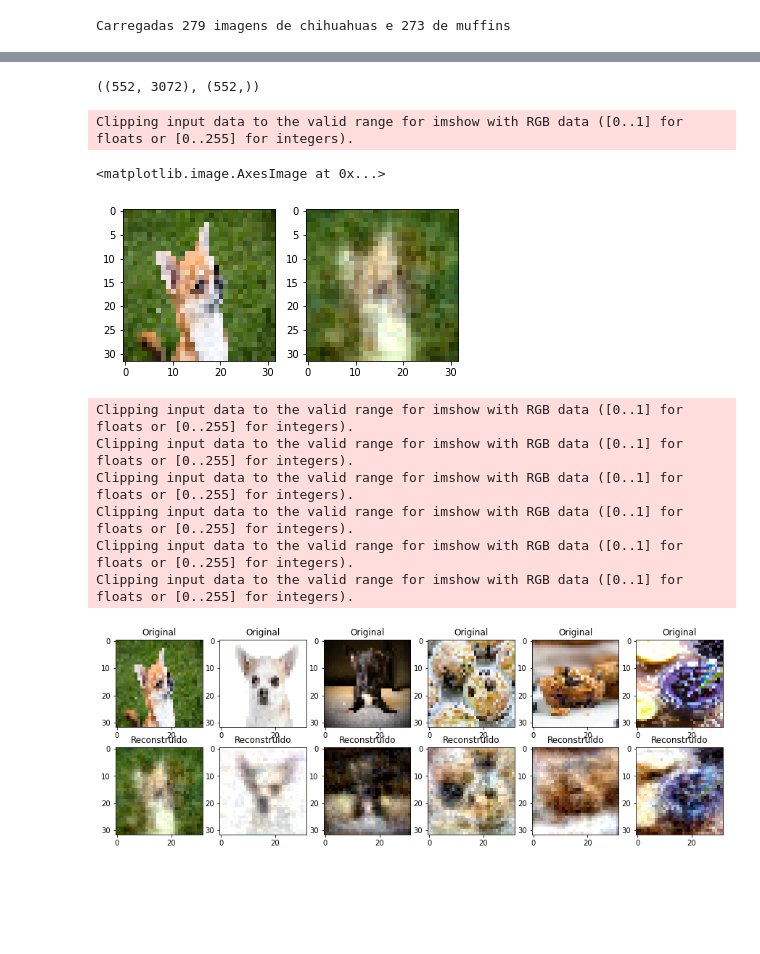
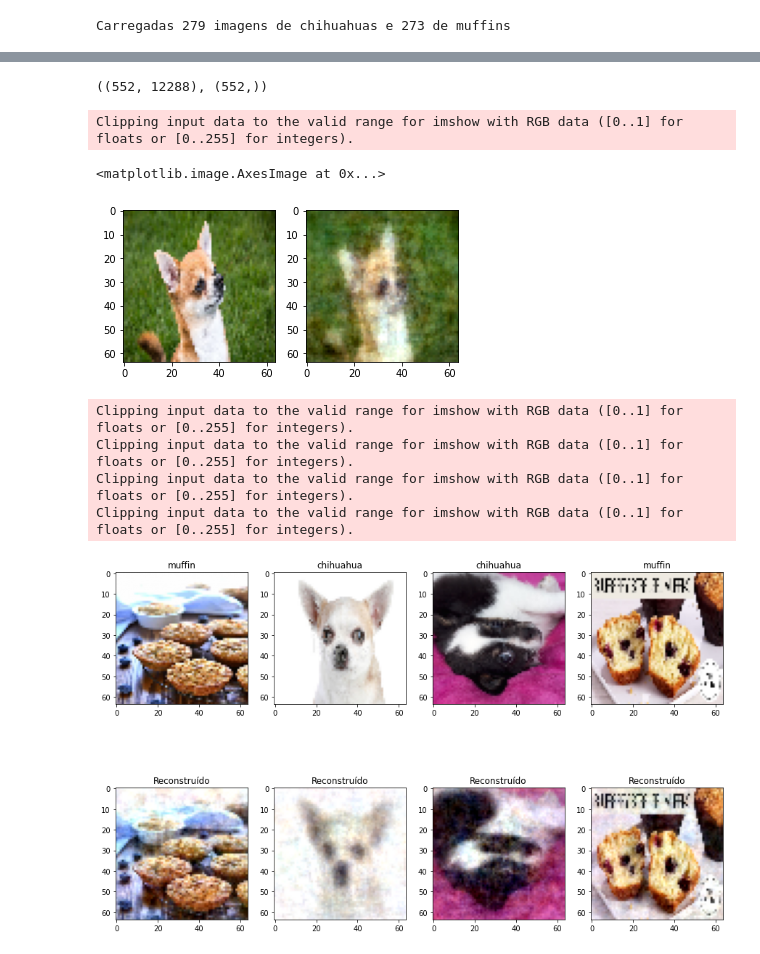
Before and after one commit to lucaspg96/probabilistic-ml, a Jupyter notebook: Trabalho Final/Untitled.ipynb, the cells around one changed output, grey strips where cells are left out. Cells and saved outputs as stored; diff of their text form; code cells hidden in the pictures; blank space fills up the shorter version.

```diff
--- a/Trabalho Final/Untitled.ipynb
+++ b/Trabalho Final/Untitled.ipynb
@@ -9,6 +9,7 @@ from os import listdir
 from os.path import isfile, join
 import numpy as np
 import cv2
+np.random.seed(42)
 
 def load_images_from_folder(folder, gray_scale=False, size=(32,32)):
     imgs = []
@@ -31,7 +32,7 @@ def load_data(base_path="data/small/",
     print(f"Carregadas {len(chihuahuas)} imagens de chihuahuas e {len(muffins)} de muffins")
     return {"chihuahuas": chihuahuas, "muffins": muffins}
 
-size = (32,32)
+size = (64,64)
 data = load_data(base_path="data/big/",size=size)
 # %% [output]
 Carregadas 279 imagens de chihuahuas e 273 de muffins
@@ -72,7 +73,7 @@ def process_data(data):
 X,Y = process_data(data)
 X.shape, Y.shape
 # %% [output]
-((552, 3072), (552,))
+((552, 12288), (552,))
 # %%
 class PPCA():
 
@@ -143,7 +144,7 @@ class PPCA():
     def reconstruct(self, z):
         return self.W.dot(z.T).T + self.mean
 # %%
-ppca = PPCA(100)
+ppca = PPCA(200)
 ppca.fit(X)
 # %%
 z = ppca.project(X)
@@ -159,36 +160,32 @@ plt.imshow(vector_to_image(x[0]))
 # %% [output]
 Clipping input data to the valid range for imshow with RGB data ([0..1] for floats or [0..255] for integers).
 <matplotlib.image.AxesImage at 0x...>
-[figure, old version]
+[figure, new version]
 # %%
-num_samples = 3
+from sklearn.utils import resample
 
-chihuahuas = X[Y == "chihuahua"][:num_samples]
-muffins = X[Y == "muffin"][:num_samples]
+num_samples = 4
+samples = resample(X, Y, n_samples=num_samples, replace=False)
 
-samples = np.vstack((chihuahuas, muffins))
-plt.figure(figsize=(15,5))
-for n in range(num_samples*2):
-    sample = samples[n]
-    reconstruct = ppca.reconstruct(ppca.project(sample))
+fig = plt.figure(figsize=(15,10))
+for n, (img, label) in enumerate(zip(samples[0], samples[1])):
+    reconstruct = ppca.reconstruct(ppca.project(img))
 
-    plt.subplot(2, num_samples*2, n+1)
-    plt.title("Original")
-    plt.imshow(vector_to_image(sample))
+    plt.subplot(2, num_samples, n+1)
+    plt.title(label)
+    plt.imshow(vector_to_image(img))
 
-    plt.subplot(2, num_samples*2, n+num_samples*2+1)
+    plt.subplot(2, num_samples, n+num_samples+1)
     plt.title("Reconstruído")
     plt.imshow(vector_to_image(reconstruct))
 
 plt.show()
 # %% [output]
 Clipping input data to the valid range for imshow with RGB data ([0..1] for floats or [0..255] for integers).
 Clipping input data to the valid range for imshow with RGB data ([0..1] for floats or [0..255] for integers).
 Clipping input data to the valid range for imshow with RGB data ([0..1] for floats or [0..255] for integers).
 Clipping input data to the valid range for imshow with RGB data ([0..1] for floats or [0..255] for integers).
-Clipping input data to the valid range for imshow with RGB data ([0..1] for floats or [0..255] for integers).
-Clipping input data to the valid range for imshow with RGB data ([0..1] for floats or [0..255] for integers).
-[figure, old version]
+[figure, new version]
 # %%
 class LogisticRegression():
 
```
Also changed, not shown: parts of 3 cells of this notebook.
